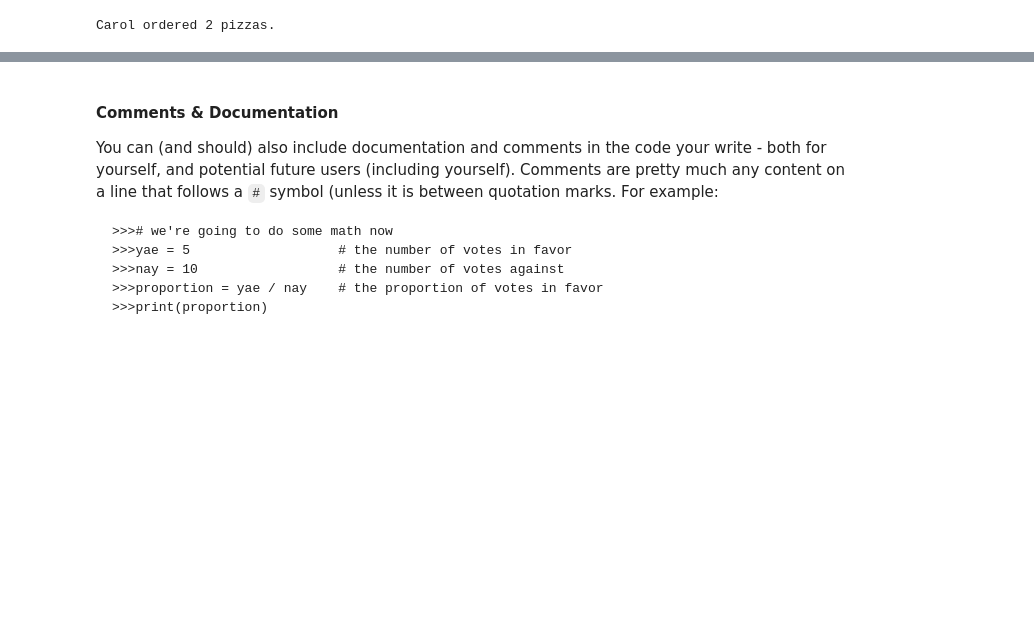
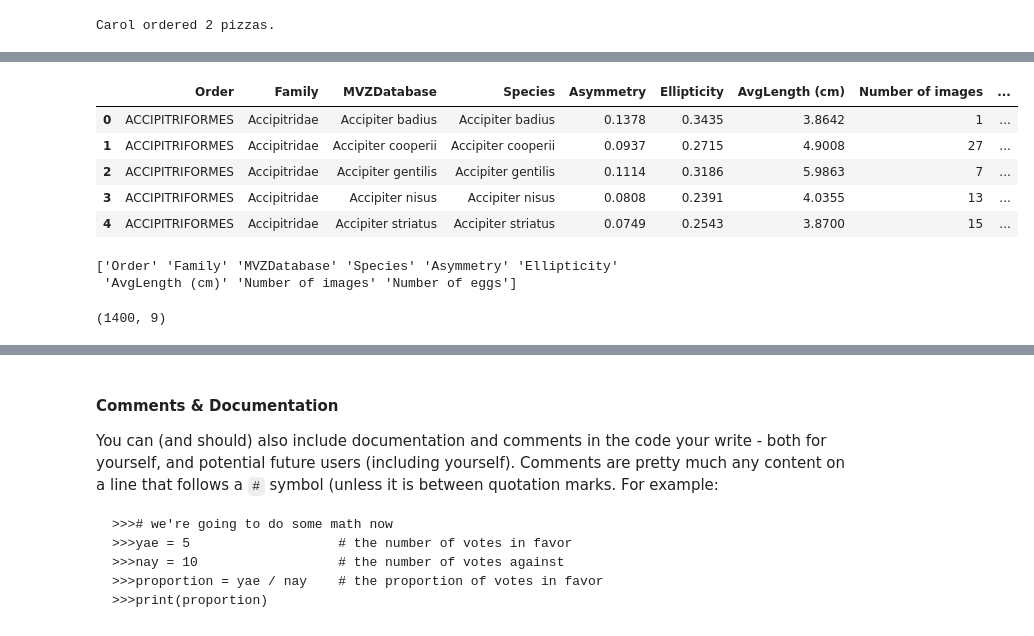
Before and after one commit to unmrds/cc-python, a Jupyter notebook: 1.2-The Basics.ipynb, the cells around one changed output, grey strips where cells are left out. Saved outputs shown, nothing was run; the diff lists cells and outputs as text; code cells hidden in the pictures; blank space fills up the shorter version.

Commit message:
add section on reading files to 1.2

```diff
--- a/1.2-The Basics.ipynb
+++ b/1.2-The Basics.ipynb
@@ -155,0 +237,10 @@ We further recommend using variable names that are meaningful within the context
+# %%
+# Read CSV files using the Pandas read_csv method.
+# Note: Pandas also includes methods for reading Excel.
+
+# First we need to import the pandas library
+import pandas as pd
+
+# Create a variable to hold the path to the file
+fpath = "aaj1945_DataS1_Egg_shape_by_species_v2.csv"
+egg_data = pd.read_csv(fpath)
@@ -155,0 +270,21 @@ We further recommend using variable names that are meaningful within the context
+# %%
+# Look at the first five rows
+egg_data.head()
+# %% [output]
+|  | Order | Family | MVZDatabase | Species | Asymmetry | Ellipticity | AvgLength (cm) | Number of images | ... |
+| 0 | ACCIPITRIFORMES | Accipitridae | Accipiter badius | Accipiter badius | 0.1378 | 0.3435 | 3.8642 | 1 | ... |
+| 1 | ACCIPITRIFORMES | Accipitridae | Accipiter cooperii | Accipiter cooperii | 0.0937 | 0.2715 | 4.9008 | 27 | ... |
+| 2 | ACCIPITRIFORMES | Accipitridae | Accipiter gentilis | Accipiter gentilis | 0.1114 | 0.3186 | 5.9863 | 7 | ... |
+| 3 | ACCIPITRIFORMES | Accipitridae | Accipiter nisus | Accipiter nisus | 0.0808 | 0.2391 | 4.0355 | 13 | ... |
+| 4 | ACCIPITRIFORMES | Accipitridae | Accipiter striatus | Accipiter striatus | 0.0749 | 0.2543 | 3.8700 | 15 | ... |
+# %%
+# Names of columns
+print(egg_data.columns.values)
+# %% [output]
+['Order' 'Family' 'MVZDatabase' 'Species' 'Asymmetry' 'Ellipticity'
+ 'AvgLength (cm)' 'Number of images' 'Number of eggs']
+# %%
+# Dimensions (number of rows and columns)
+print(egg_data.shape)
+# %% [output]
+(1400, 9)
```
Also changed, not shown: parts of 10 cells of this notebook, 1 other file.
